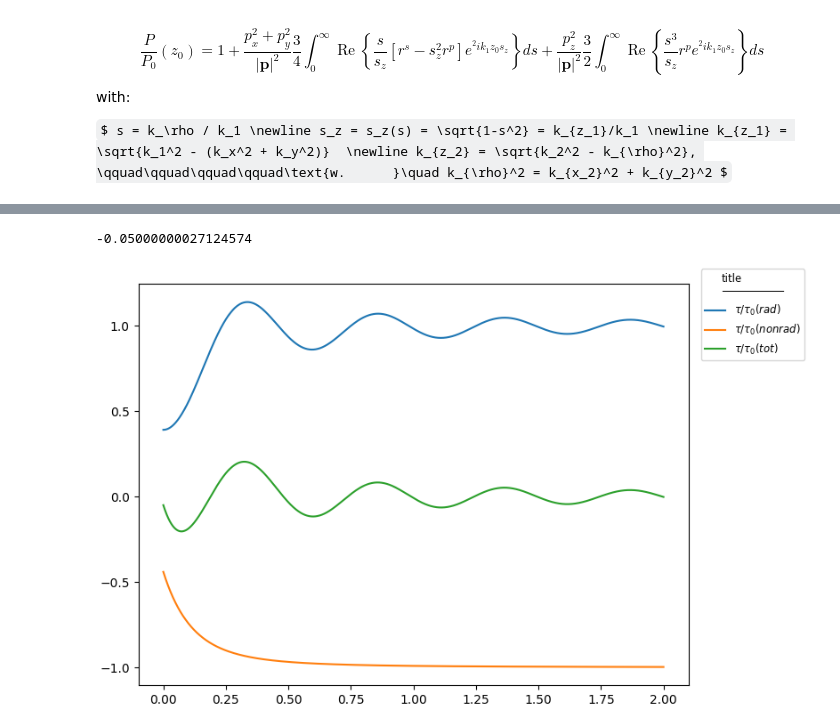
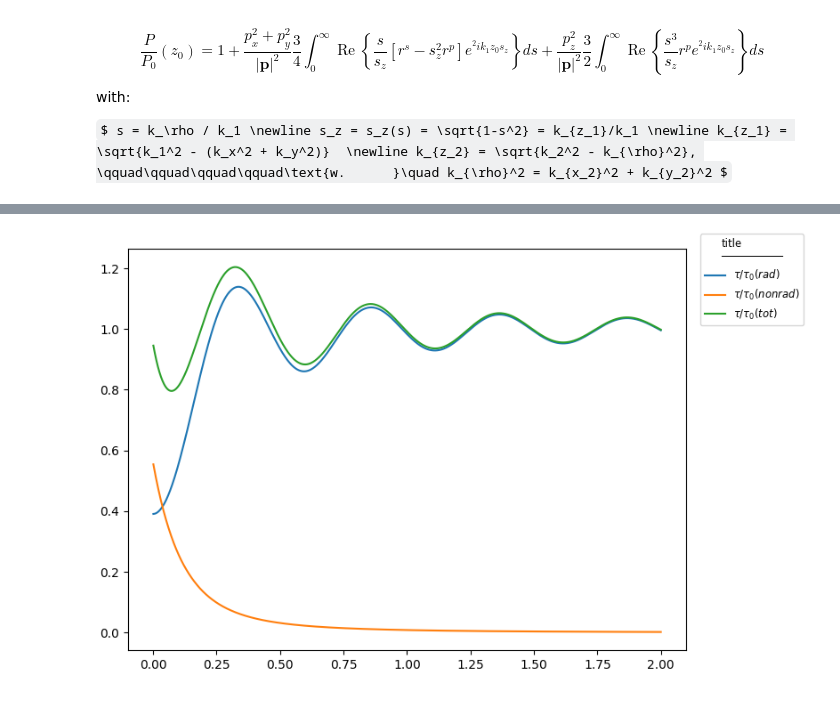
Before and after one commit to amcar-dtu/python-assignments, a Jupyter notebook: nano_opt_7.ipynb, the cells around one changed output, grey strips where cells are left out. Cells and saved outputs as stored; diff of their text form; code cells hidden in the pictures; some formulas as TeX source.

```diff
--- a/nano_opt_7.ipynb
+++ b/nano_opt_7.ipynb
@@ -34,7 +38,7 @@ from scipy import sparse, linalg, integrate
 # %%
 e1 = 1
 e2 = 2.25
-wl = 488  # nm
+wl = 488e-9  # m
 
 theta = np.pi/2     # horizontal dipole
 
@@ -44,7 +48,7 @@ n2=np.sqrt(e2)
 k1=n1*2*np.pi/wl    # k vector in layer 1 (air)
 k2=n2*2*np.pi/wl    # k vector in layer 1 (aluminum)
 
-z0v = np.linspace(0, 2 * wl, 5000)
+z0n = np.linspace(0.001, 2, 1000)
 # %%
 
 def pp0_integrand(s, sz, rs, rp, z0, theta):
@@ -63,41 +67,34 @@ def pp0_integrand_inf(s, e1, e2, k1, k2, z0, theta):
     # Fresnel coeff.s
     rs = (k1z - k2z) / (k1z + k2z)
     rp = (e2 * k1z - e1 * k2z) / (e2 * k1z - e1 * k2z)
-    return 1 + \
-        np.sin(theta) * 3/4 * np.real(s/sz * (rs - sz**2 * rp) * np.exp(2*1j*k1*z0*sz)) + \
-        np.cos(theta) * 3/2 * np.real(s**3/sz * rp * np.exp(2*1j*k1*z0*sz))
+
+    return np.sin(theta)**2 * 3/4 * np.real(s/sz * (rs - sz**2 * rp) * np.exp(2*1j*k1*z0*sz)) + \
+            np.cos(theta)**2 * 3/2 * np.real(s**3/sz * rp * np.exp(2*1j*k1*z0*sz))
 
 
 gamma_rad = []
 gamma_nonrad = []
-for i, z0 in enumerate(z0v):
+for i, z0 in enumerate(z0n*wl):
     # first part of the integration: [0 ... 1]
     res_rad = integrate.quad(pp0_integrand_inf, 0, 1, args=(e1, e2, k1, k2, z0, theta))
-    gamma_rad.append(res_rad[0])
+    gamma_rad.append(1+res_rad[0])
     # second part of the integration: [1 ... ∞]
     res_nonrad = integrate.quad(pp0_integrand_inf, 1, np.inf, args=(e1, e2, k1, k2, z0, theta))
     gamma_nonrad.append(res_nonrad[0])
 
-gamma_tot = np.sum(
-    np.array([
-        gamma_rad,
-        gamma_nonrad
-    ]),
-    axis=0)
+gamma_rad = np.array(gamma_rad)
+gamma_nonrad = np.array(gamma_nonrad)
+gamma_tot = gamma_rad + gamma_nonrad
-# %%
-gamma_rad[0] + gamma_nonrad[0]
-# %% [output]
--0.05000000027124574
 # %%
 %matplotlib widget
 
 fig, ax = plt.subplots(figsize=(8,5), layout='constrained') # (width, height) in inches
-ax.plot(z0v/wl, gamma_rad, label=r"$\tau/\tau_0 (rad)$")
-ax.plot(z0v/wl, np.array(gamma_nonrad), label=r"$\tau/\tau_0 (non rad)$")
-ax.plot(z0v/wl, gamma_tot, label=r"$\tau/\tau_0 (tot)$")
+ax.plot(z0n, gamma_rad, label=r"$\tau/\tau_0 (rad)$")
+ax.plot(z0n, gamma_nonrad, label=r"$\tau/\tau_0 (non rad)$")
+ax.plot(z0n, gamma_tot, label=r"$\tau/\tau_0 (tot)$")
 l = ax.legend(bbox_to_anchor=[1.22, 1.05], loc='upper right', title="title\n──────────", fancybox=True, fontsize='small', title_fontsize='small')
 # ax.set_xlim([0, 0.1])
 # ax.set_ylim([0, 5])
 plt.show()
 # %% [output]
-[figure, old version]
+[figure, new version]
```
Also changed, not shown: parts of 2 cells of this notebook.
